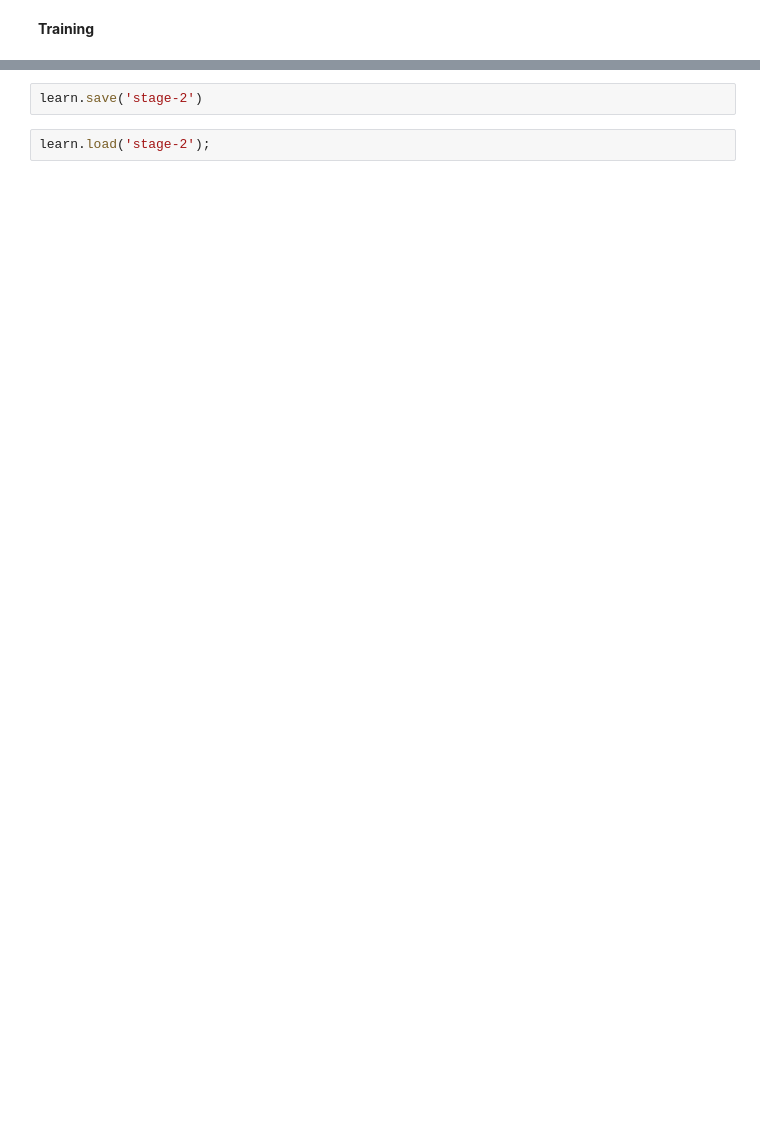
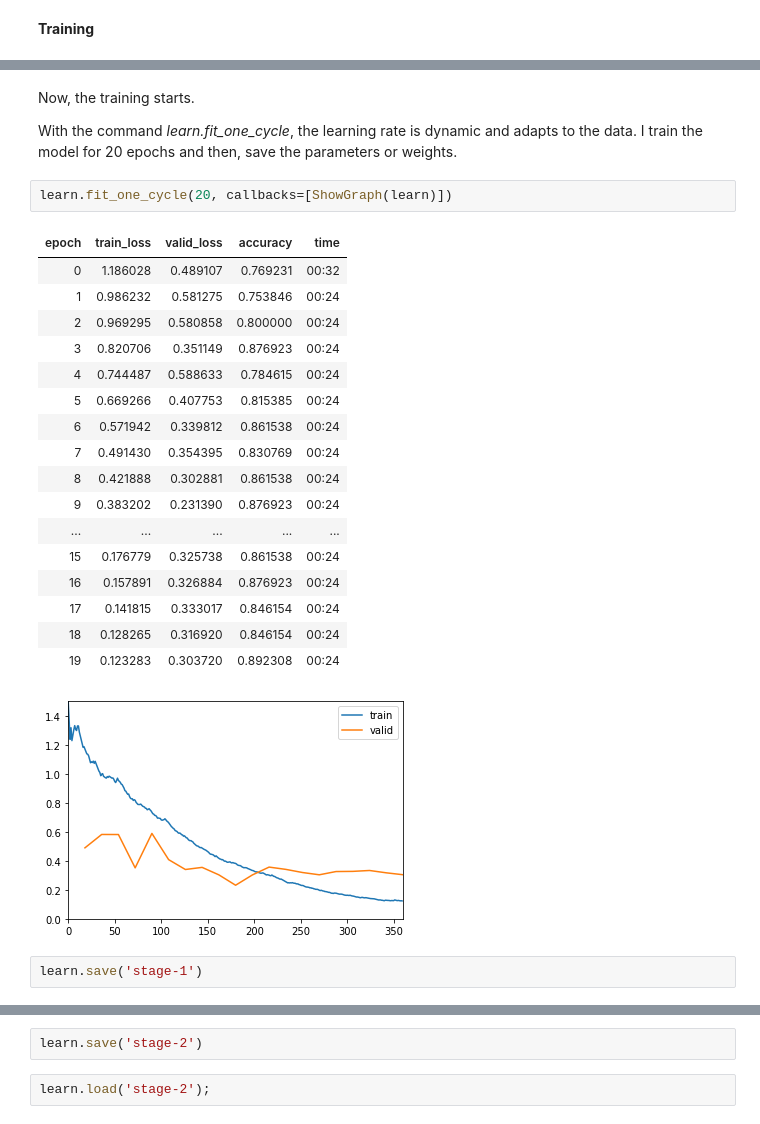
Before and after one commit to AlexMont/GestureClassifier, a Jupyter notebook: GesturesClassification.ipynb, the cells around one changed output, grey strips where cells are left out. Cells and saved outputs as stored; diff of their text form; blank space fills up the shorter version.

```diff
--- a/GesturesClassification.ipynb
+++ b/GesturesClassification.ipynb
@@ -105,0 +186,27 @@ learn.model
+# %% [markdown]
+Now, the training starts.
+
+With the command *learn.fit_one_cycle*, the learning rate is dynamic and adapts to the data. I train the model for 20 epochs and then, save the parameters or weights.
+# %%
+learn.fit_one_cycle(20, callbacks=[ShowGraph(learn)])
+# %% [output]
+| epoch | train_loss | valid_loss | accuracy | time |
+| 0 | 1.186028 | 0.489107 | 0.769231 | 00:32 |
+| 1 | 0.986232 | 0.581275 | 0.753846 | 00:24 |
+| 2 | 0.969295 | 0.580858 | 0.800000 | 00:24 |
+| 3 | 0.820706 | 0.351149 | 0.876923 | 00:24 |
+| 4 | 0.744487 | 0.588633 | 0.784615 | 00:24 |
+| 5 | 0.669266 | 0.407753 | 0.815385 | 00:24 |
+| 6 | 0.571942 | 0.339812 | 0.861538 | 00:24 |
+| 7 | 0.491430 | 0.354395 | 0.830769 | 00:24 |
+| 8 | 0.421888 | 0.302881 | 0.861538 | 00:24 |
+| 9 | 0.383202 | 0.231390 | 0.876923 | 00:24 |
+| ... | ... | ... | ... | ... |
+| 15 | 0.176779 | 0.325738 | 0.861538 | 00:24 |
+| 16 | 0.157891 | 0.326884 | 0.876923 | 00:24 |
+| 17 | 0.141815 | 0.333017 | 0.846154 | 00:24 |
+| 18 | 0.128265 | 0.316920 | 0.846154 | 00:24 |
+| 19 | 0.123283 | 0.303720 | 0.892308 | 00:24 |
+[figure, added]
+# %%
+learn.save('stage-1')
```
Also changed, not shown: parts of 52 cells of this notebook.
